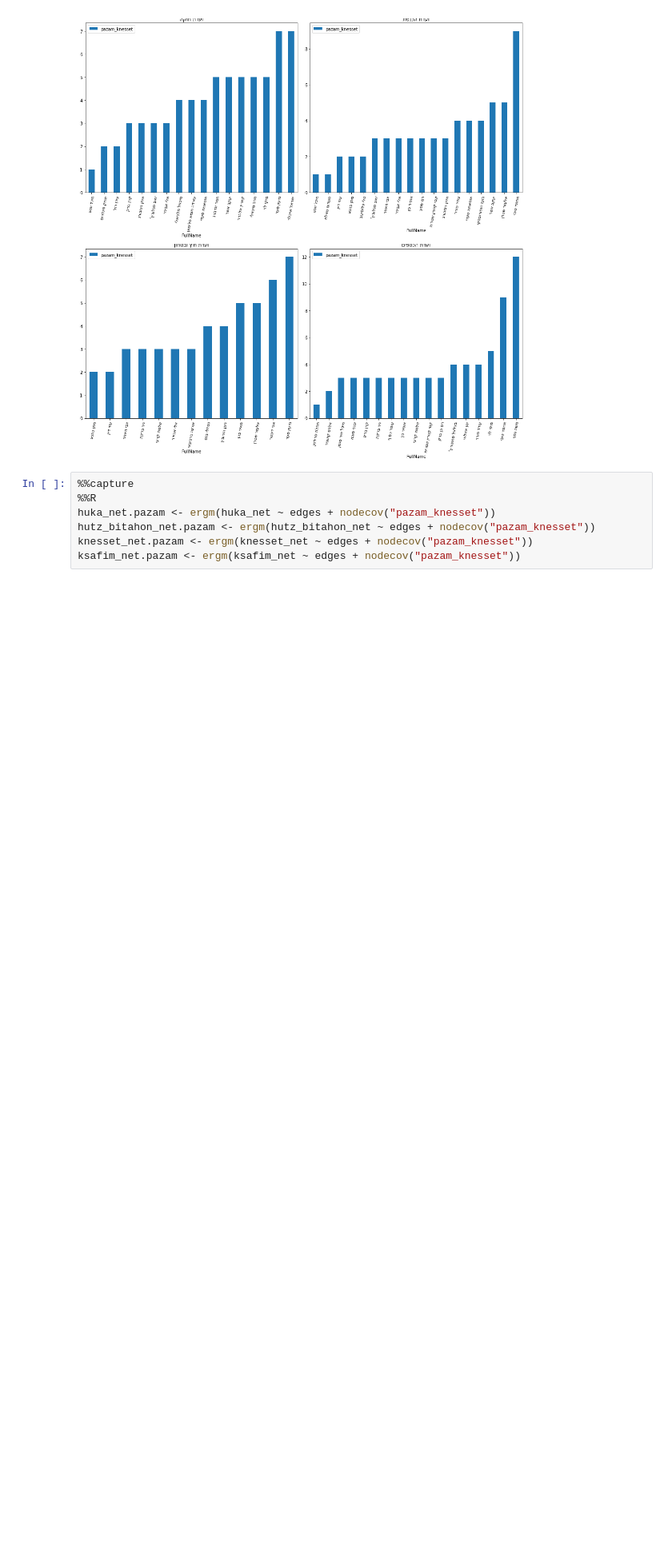
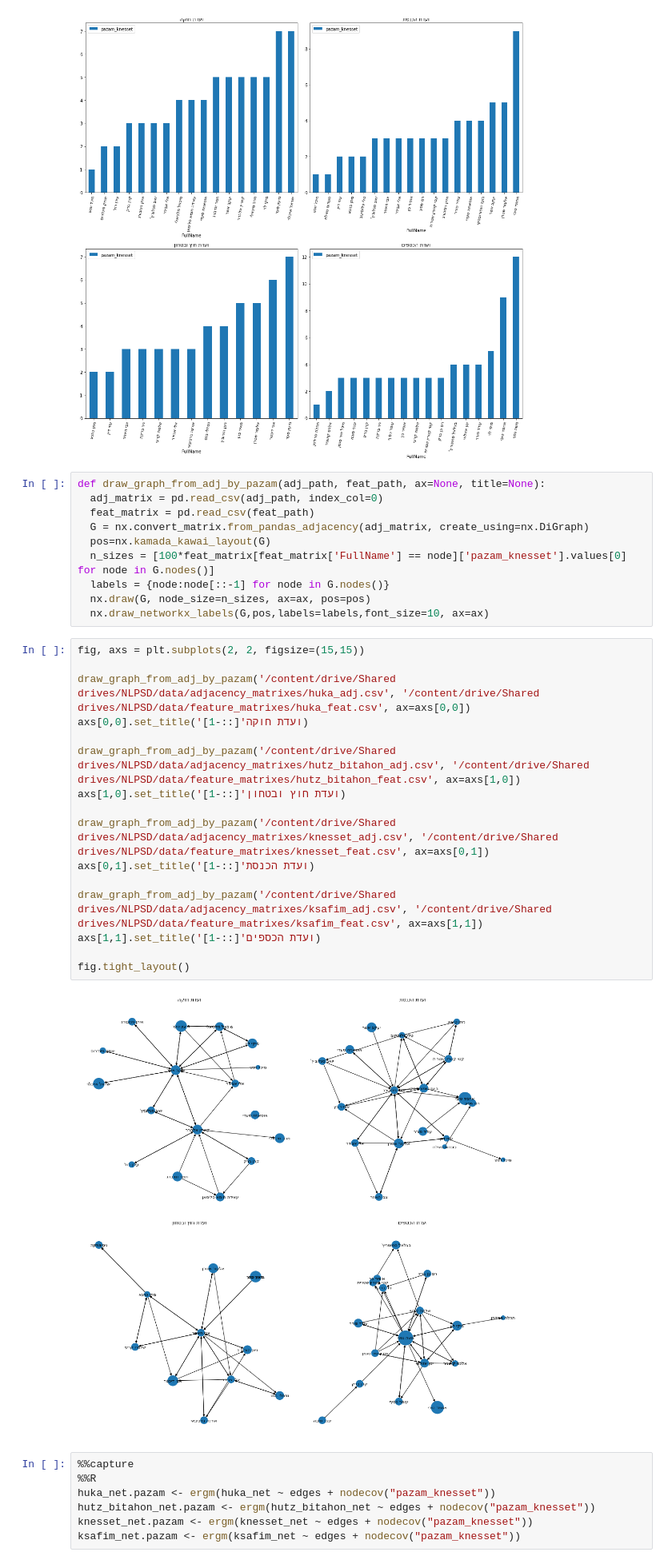
Before and after one commit to galbraun/knesset_social_dynamics, a Jupyter notebook: ERGM_R.ipynb, the cells around one changed output. Shown at 80% size. Cells and saved outputs as stored; diff of their text form; blank space fills up the shorter version.

```diff
--- a/ERGM_R.ipynb
+++ b/ERGM_R.ipynb
@@ -199,6 +196,34 @@ axs[1,1].set_title('ועדת הכספים'[::-1])
 fig.tight_layout()
 # %% [output]
 [figure]
+# %%
+def draw_graph_from_adj_by_pazam(adj_path, feat_path, ax=None, title=None):
+  adj_matrix = pd.read_csv(adj_path, index_col=0)
+  feat_matrix = pd.read_csv(feat_path)
+  G = nx.convert_matrix.from_pandas_adjacency(adj_matrix, create_using=nx.DiGraph)
+  pos=nx.kamada_kawai_layout(G)
+  n_sizes = [100*feat_matrix[feat_matrix['FullName'] == node]['pazam_knesset'].values[0] for node in G.nodes()]
+  labels = {node:node[::-1] for node in G.nodes()}
+  nx.draw(G, node_size=n_sizes, ax=ax, pos=pos)
+  nx.draw_networkx_labels(G,pos,labels=labels,font_size=10, ax=ax)
+# %%
+fig, axs = plt.subplots(2, 2, figsize=(15,15))
+
+draw_graph_from_adj_by_pazam('/content/drive/Shared drives/NLPSD/data/adjacency_matrixes/huka_adj.csv', '/content/drive/Shared drives/NLPSD/data/feature_matrixes/huka_feat.csv', ax=axs[0,0])
+axs[0,0].set_title('ועדת חוקה'[::-1])
+
+draw_graph_from_adj_by_pazam('/content/drive/Shared drives/NLPSD/data/adjacency_matrixes/hutz_bitahon_adj.csv', '/content/drive/Shared drives/NLPSD/data/feature_matrixes/hutz_bitahon_feat.csv', ax=axs[1,0])
+axs[1,0].set_title('ועדת חוץ ובטחון'[::-1])
+
+draw_graph_from_adj_by_pazam('/content/drive/Shared drives/NLPSD/data/adjacency_matrixes/knesset_adj.csv', '/content/drive/Shared drives/NLPSD/data/feature_matrixes/knesset_feat.csv', ax=axs[0,1])
+axs[0,1].set_title('ועדת הכנסת'[::-1])
+
+draw_graph_from_adj_by_pazam('/content/drive/Shared drives/NLPSD/data/adjacency_matrixes/ksafim_adj.csv', '/content/drive/Shared drives/NLPSD/data/feature_matrixes/ksafim_feat.csv', ax=axs[1,1])
+axs[1,1].set_title('ועדת הכספים'[::-1])
+
+fig.tight_layout()
+# %% [output]
+[figure, added]
 # %%
 %%capture
 %%R
```
Also changed, not shown: parts of 10 cells of this notebook.
